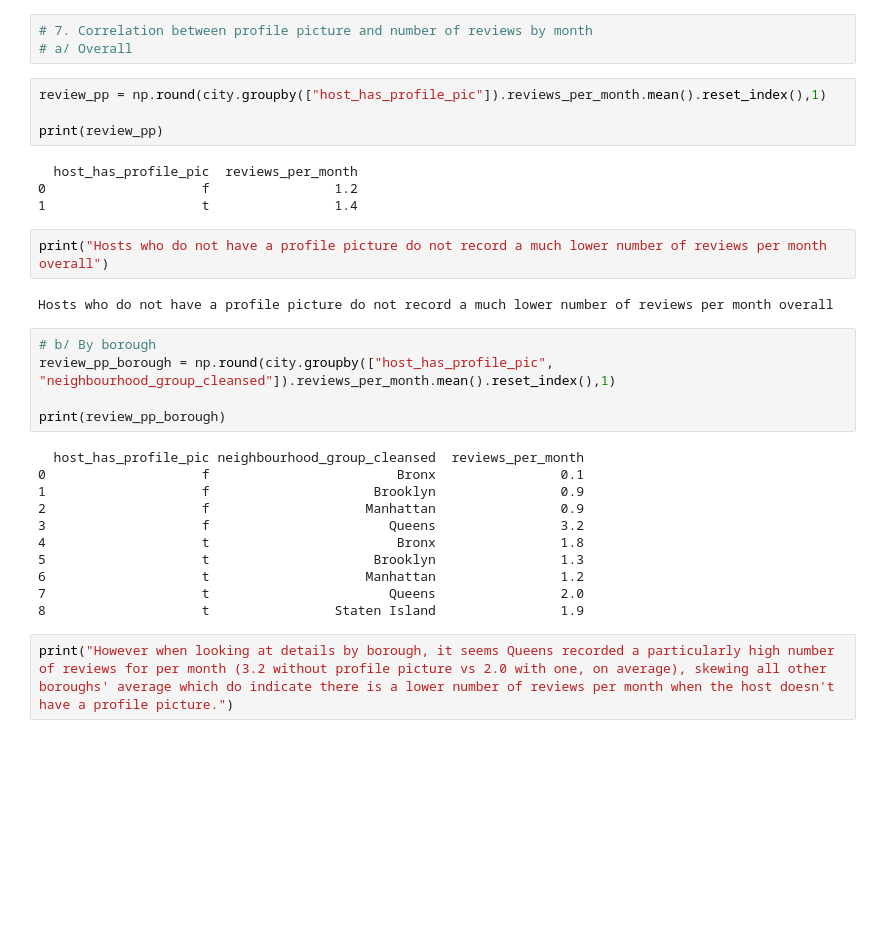
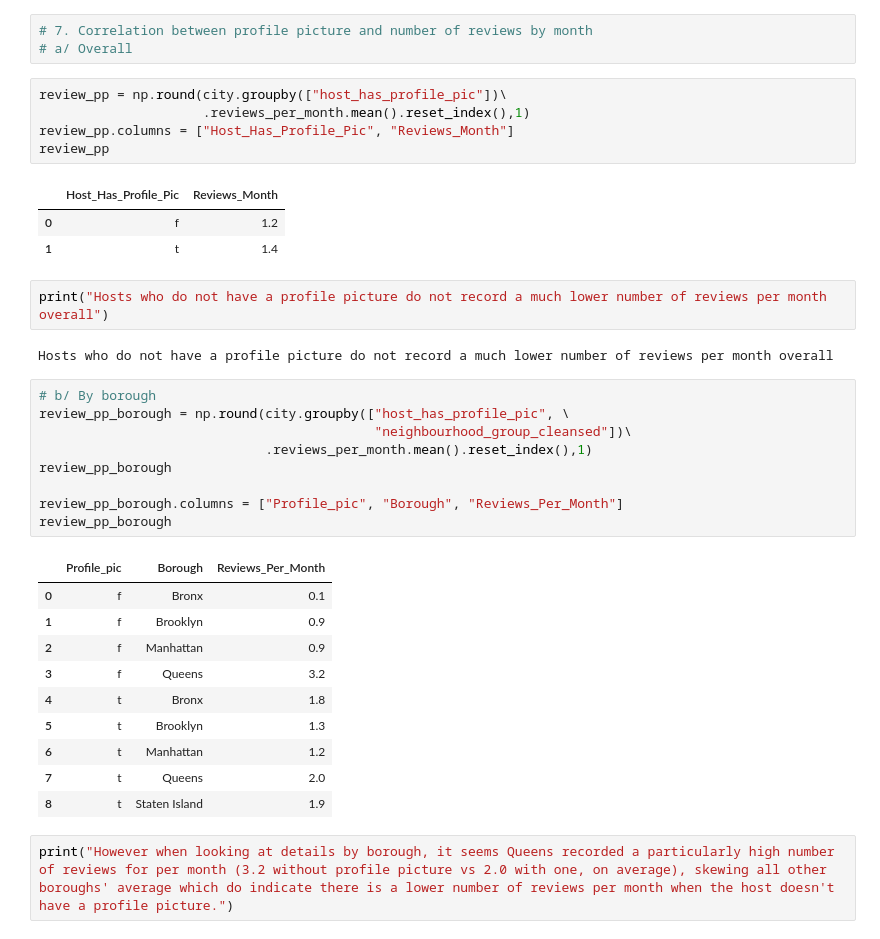
Before and after one commit to AlbaneCM/airbnb, a Jupyter notebook: airbnb.ipynb, the cells around one changed output. Cells and saved outputs as stored; diff of their text form; blank space fills up the shorter version.

```diff
--- a/airbnb.ipynb
+++ b/airbnb.ipynb
@@ -922,33 +922,38 @@ However, communication is not the score with a lower score, except when hosts re
 # 7. Correlation between profile picture and number of reviews by month
 # a/ Overall
 # %%
-review_pp = np.round(city.groupby(["host_has_profile_pic"]).reviews_per_month.mean().reset_index(),1)
-
-print(review_pp)
+review_pp = np.round(city.groupby(["host_has_profile_pic"])\
+                     .reviews_per_month.mean().reset_index(),1)
+review_pp.columns = ["Host_Has_Profile_Pic", "Reviews_Month"]
+review_pp
 # %% [output]
-  host_has_profile_pic  reviews_per_month
-0                    f                1.2
-1                    t                1.4
+|  | Host_Has_Profile_Pic | Reviews_Month |
+| 0 | f | 1.2 |
+| 1 | t | 1.4 |
 # %%
 print("Hosts who do not have a profile picture do not record a much lower number of reviews per month overall")
 # %% [output]
 Hosts who do not have a profile picture do not record a much lower number of reviews per month overall
 # %%
 # b/ By borough
-review_pp_borough = np.round(city.groupby(["host_has_profile_pic", "neighbourhood_group_cleansed"]).reviews_per_month.mean().reset_index(),1)
+review_pp_borough = np.round(city.groupby(["host_has_profile_pic", \
+                                           "neighbourhood_group_cleansed"])\
+                             .reviews_per_month.mean().reset_index(),1)
+review_pp_borough
 
-print(review_pp_borough)
+review_pp_borough.columns = ["Profile_pic", "Borough", "Reviews_Per_Month"]
+review_pp_borough
 # %% [output]
-  host_has_profile_pic neighbourhood_group_cleansed  reviews_per_month
-0                    f                        Bronx                0.1
-1                    f                     Brooklyn                0.9
-2                    f                    Manhattan                0.9
-3                    f                       Queens                3.2
-4                    t                        Bronx                1.8
-5                    t                     Brooklyn                1.3
-6                    t                    Manhattan                1.2
-7                    t                       Queens                2.0
-8                    t                Staten Island                1.9
+|  | Profile_pic | Borough | Reviews_Per_Month |
+| 0 | f | Bronx | 0.1 |
+| 1 | f | Brooklyn | 0.9 |
+| 2 | f | Manhattan | 0.9 |
+| 3 | f | Queens | 3.2 |
+| 4 | t | Bronx | 1.8 |
+| 5 | t | Brooklyn | 1.3 |
+| 6 | t | Manhattan | 1.2 |
+| 7 | t | Queens | 2.0 |
+| 8 | t | Staten Island | 1.9 |
 # %%
 print("However when looking at details by borough, it seems Queens recorded a particularly high number of reviews for per month (3.2 without profile picture vs 2.0 with one, on average), skewing all other boroughs' average which do indicate there is a lower number of reviews per month when the host doesn't have a profile picture.")
 # %% [output]
```
Also changed, not shown: parts of 19 cells of this notebook.
